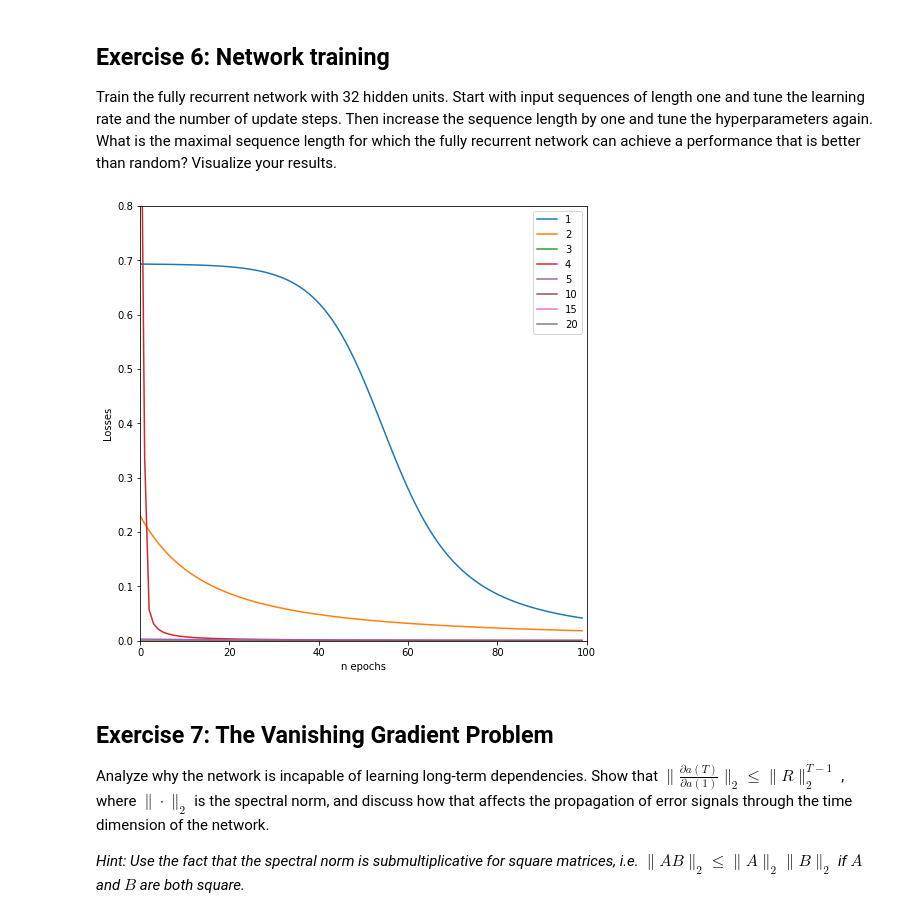
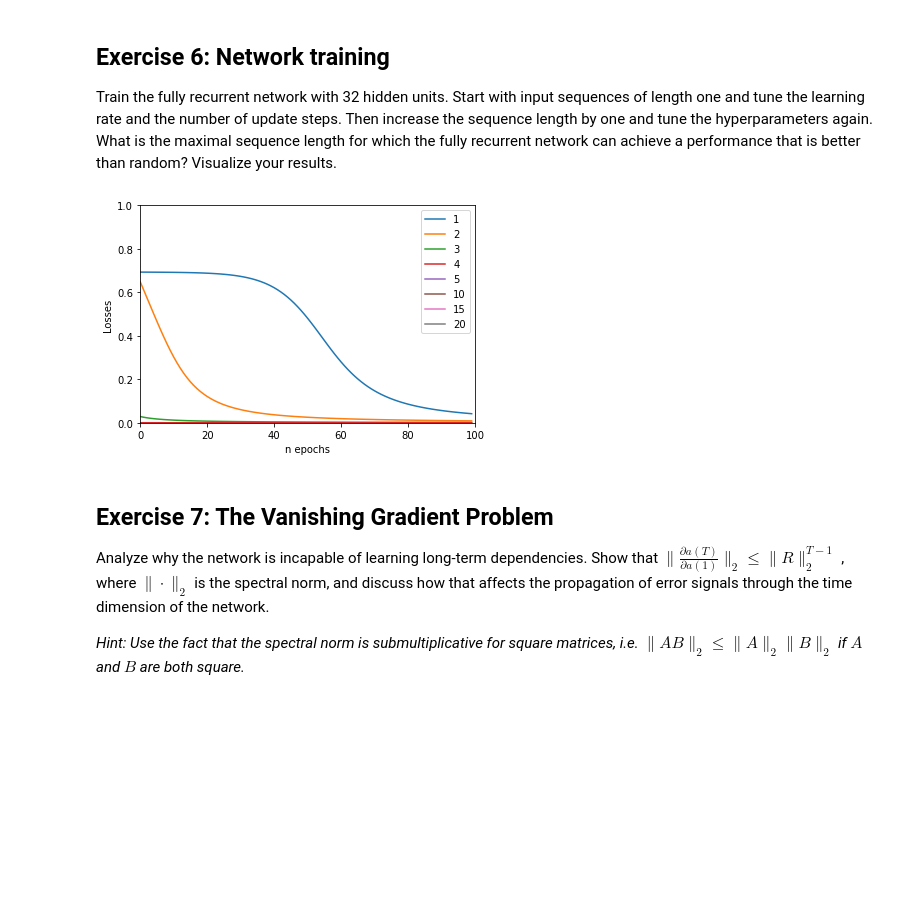
Before and after one commit to bogdankhamelyuk/JKU_MS_AI, a Jupyter notebook: lstm&rnn/A2_K51906380.ipynb, the cells around one changed output. Saved outputs shown, nothing was run; the diff lists cells and outputs as text; code cells hidden in the pictures; blank space fills up the shorter version.

```diff
--- a/lstm&rnn/A2_K51906380.ipynb
+++ b/lstm&rnn/A2_K51906380.ipynb
@@ -252,25 +252,34 @@ def grad_check(self, eps, thresh):
 
     # calculate numerical gradient
     gradApprox = ((lossPlusEps - lossMinusEps)/(2*self.eps))[0]
-
+    print("grad approx-on: ", gradApprox,"\n")
     for row in self.gradV:
+        print("checking gradients for V")
         for dV in row:
             diff = np.abs(gradApprox - dV)
             diff = np.linalg.norm(gradApprox-dV)/(np.linalg.norm(dV)+np.linalg.norm(gradApprox))
             if diff > self.thresh:
-                print("error")
+                print("Error! diff > theshold")
+                print(f"dV: {dV}, diff: {diff}")
     for row in self.gradW:
+        print("checking gradients for W")
         for dW in row:
             diff = np.linalg.norm(-dW+gradApprox)/(np.linalg.norm(dW)+np.linalg.norm(gradApprox))
             if diff > self.thresh:
-                print("schmerror")
+                print("Error! diff > theshold")
+                print(f"dV: {dV}, diff: {diff}")
     for row in self.gradR:
+        print("checking gradients for R")
         for dR in row:
             diff = np.linalg.norm(-dR+gradApprox)/(np.linalg.norm(dR)+np.linalg.norm(gradApprox))
             if diff > self.thresh:
-                print("herror")
+                print("Error! diff > theshold")
+                print(f"dR: {dR}, diff: {diff}")
 
     # restore model weights to the default ones
     self.W = self.W + self.eps
     self.V = self.V + self.eps
     self.R = self.R + self.eps
+
+FullyRecurrentNetwork.grad_check = grad_check
+model.grad_check(1e-7, 1e-7)
@@ -294,39 +321,38 @@ Train the fully recurrent network with 32 hidden units. Start with input sequenc
 ########## YOUR SOLUTION HERE ##########
 import pandas as pd
 np.random.seed(0xDEADBEEF)
 D,I,K = 3,32,1
 
 model = FullyRecurrentNetwork(D,I,K)
 
 max_epochs = 100
 lr = 0.1
 
 Ts = [1,2,3,4,5,10,15,20]
 losses = []
 
 
-fig = plt.figure(figsize=(8,8))
+#fig = plt.figure(figsize=(8,3))
 for T in Ts:
     T_loss = []
-    x = np.random.uniform(-1, 1,(T,D))
-    y = np.random.choice([1,0],1,p=[0.5,0.5])[0]
+    X = np.random.uniform(-1, 1,(T,D))
     for epochs in range(max_epochs):
-        T_loss.append(model.forward(x,y)[0])
+        T_loss.append(model.forward(X,1)[0])
         model.backward()
         model.update(lr)
     plt.plot(T_loss, label=T)
     losses.append(T_loss)
 
 
 plt.xlabel("n epochs")
 plt.ylabel("Losses")
 
 plt.legend()
-plt.axis([0, max_epochs, 0, 0.8])
+plt.axis([0, max_epochs, 0, 1])
 # function to show the plot
 plt.show()
 # %% [output]
-[figure, old version]
+[figure, new version]
 # %% [markdown]
 ## Exercise 7: The Vanishing Gradient Problem
 
```
Also changed, not shown: parts of 2 cells of this notebook.
